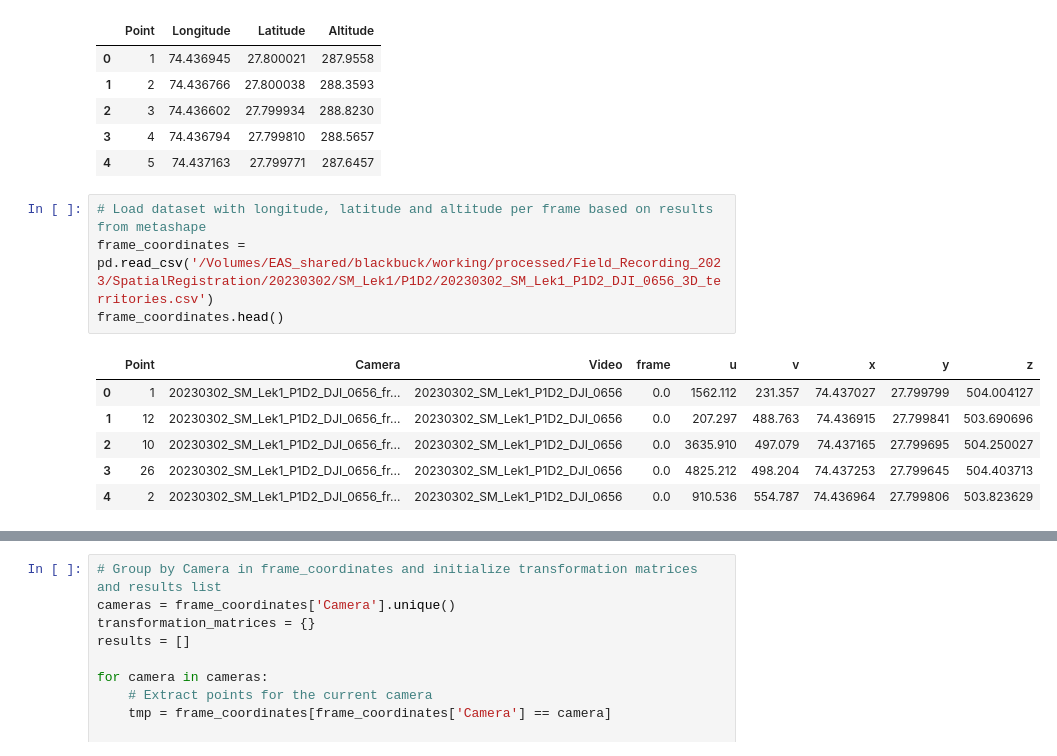
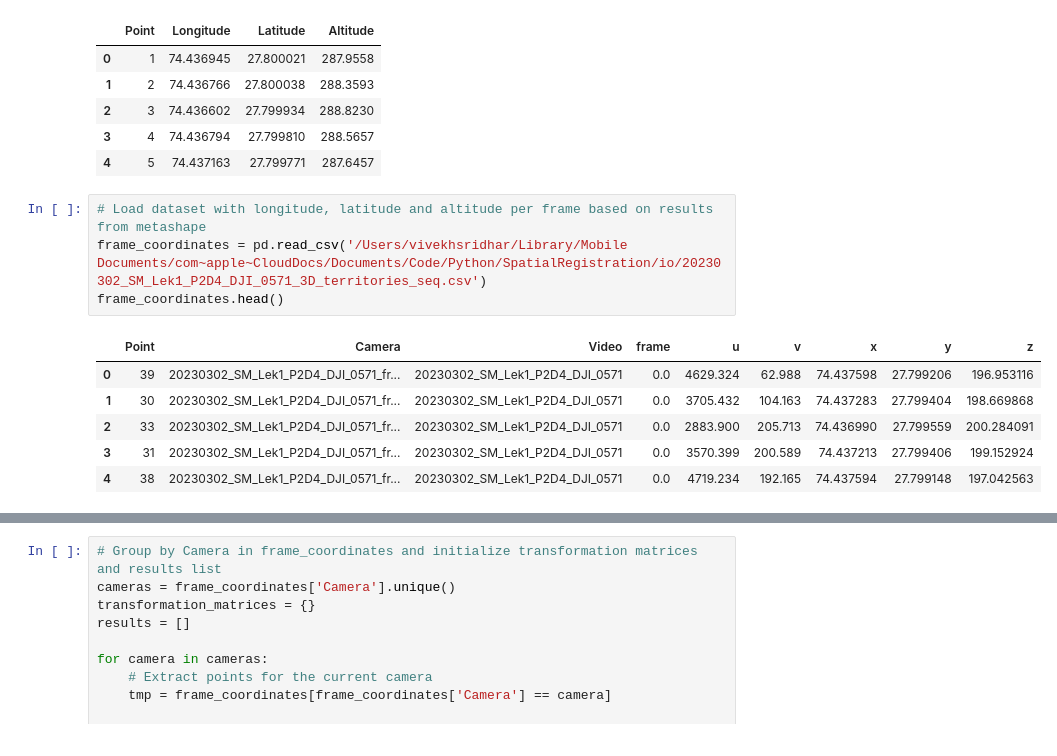
Before and after one commit to projectmela/SpatialRegistration, a Jupyter notebook: 13_RescaleCoordinates.ipynb, the cells around one changed output, grey strips where cells are left out. Drawn from its saved outputs; the diff is of its cells as text.

```diff
--- a/13_RescaleCoordinates.ipynb
+++ b/13_RescaleCoordinates.ipynb
@@ -22,15 +22,15 @@ map_coordinates.head()
 | 4 | 5 | 74.437163 | 27.799771 | 287.6457 |
 # %%
 # Load dataset with longitude, latitude and altitude per frame based on results from metashape
-frame_coordinates = pd.read_csv('/Volumes/EAS_shared/blackbuck/working/processed/Field_Recording_2023/SpatialRegistration/20230302/SM_Lek1/P1D2/20230302_SM_Lek1_P1D2_DJI_0656_3D_territories.csv')
+frame_coordinates = pd.read_csv('/Users/vivekhsridhar/Library/Mobile Documents/com~apple~CloudDocs/Documents/Code/Python/SpatialRegistration/io/20230302_SM_Lek1_P2D4_DJI_0571_3D_territories_seq.csv')
 frame_coordinates.head()
 # %% [output]
 |  | Point | Camera | Video | frame | u | v | x | y | z |
-| 0 | 1 | 20230302_SM_Lek1_P1D2_DJI_0656_fr... | 20230302_SM_Lek1_P1D2_DJI_0656 | 0.0 | 1562.112 | 231.357 | 74.437027 | 27.799799 | 504.004127 |
-| 1 | 12 | 20230302_SM_Lek1_P1D2_DJI_0656_fr... | 20230302_SM_Lek1_P1D2_DJI_0656 | 0.0 | 207.297 | 488.763 | 74.436915 | 27.799841 | 503.690696 |
-| 2 | 10 | 20230302_SM_Lek1_P1D2_DJI_0656_fr... | 20230302_SM_Lek1_P1D2_DJI_0656 | 0.0 | 3635.910 | 497.079 | 74.437165 | 27.799695 | 504.250027 |
-| 3 | 26 | 20230302_SM_Lek1_P1D2_DJI_0656_fr... | 20230302_SM_Lek1_P1D2_DJI_0656 | 0.0 | 4825.212 | 498.204 | 74.437253 | 27.799645 | 504.403713 |
-| 4 | 2 | 20230302_SM_Lek1_P1D2_DJI_0656_fr... | 20230302_SM_Lek1_P1D2_DJI_0656 | 0.0 | 910.536 | 554.787 | 74.436964 | 27.799806 | 503.823629 |
+| 0 | 39 | 20230302_SM_Lek1_P2D4_DJI_0571_fr... | 20230302_SM_Lek1_P2D4_DJI_0571 | 0.0 | 4629.324 | 62.988 | 74.437598 | 27.799206 | 196.953116 |
+| 1 | 30 | 20230302_SM_Lek1_P2D4_DJI_0571_fr... | 20230302_SM_Lek1_P2D4_DJI_0571 | 0.0 | 3705.432 | 104.163 | 74.437283 | 27.799404 | 198.669868 |
+| 2 | 33 | 20230302_SM_Lek1_P2D4_DJI_0571_fr... | 20230302_SM_Lek1_P2D4_DJI_0571 | 0.0 | 2883.900 | 205.713 | 74.436990 | 27.799559 | 200.284091 |
+| 3 | 31 | 20230302_SM_Lek1_P2D4_DJI_0571_fr... | 20230302_SM_Lek1_P2D4_DJI_0571 | 0.0 | 3570.399 | 200.589 | 74.437213 | 27.799406 | 199.152924 |
+| 4 | 38 | 20230302_SM_Lek1_P2D4_DJI_0571_fr... | 20230302_SM_Lek1_P2D4_DJI_0571 | 0.0 | 4719.234 | 192.165 | 74.437594 | 27.799148 | 197.042563 |
 # %%
 # Plot original and computed coordinates
 plt.scatter(map_coordinates['Longitude'], map_coordinates['Latitude'], c='black', label='Original Coordinates')
```
Also changed, not shown: parts of 4 cells of this notebook, 1 other file.
